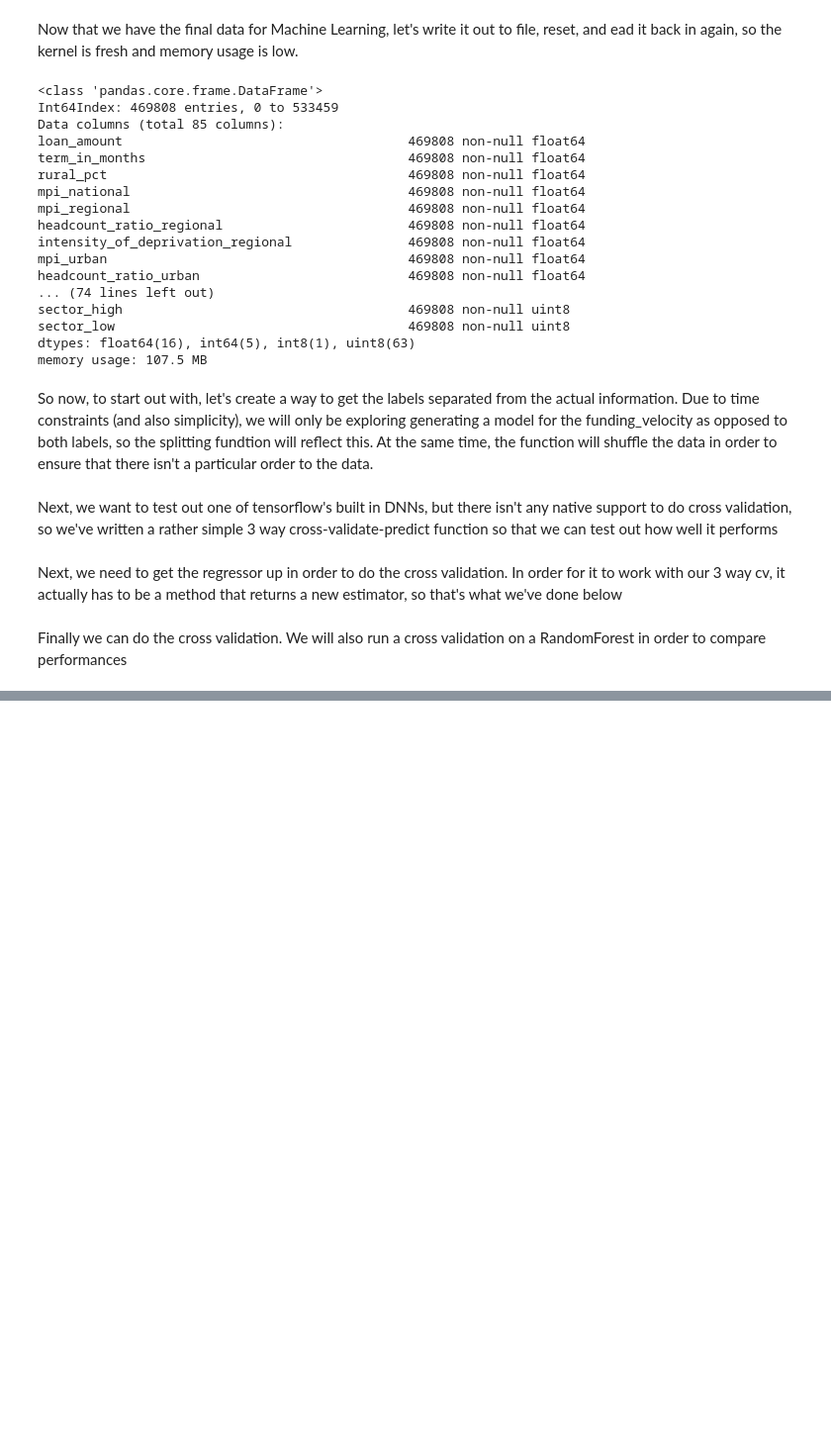
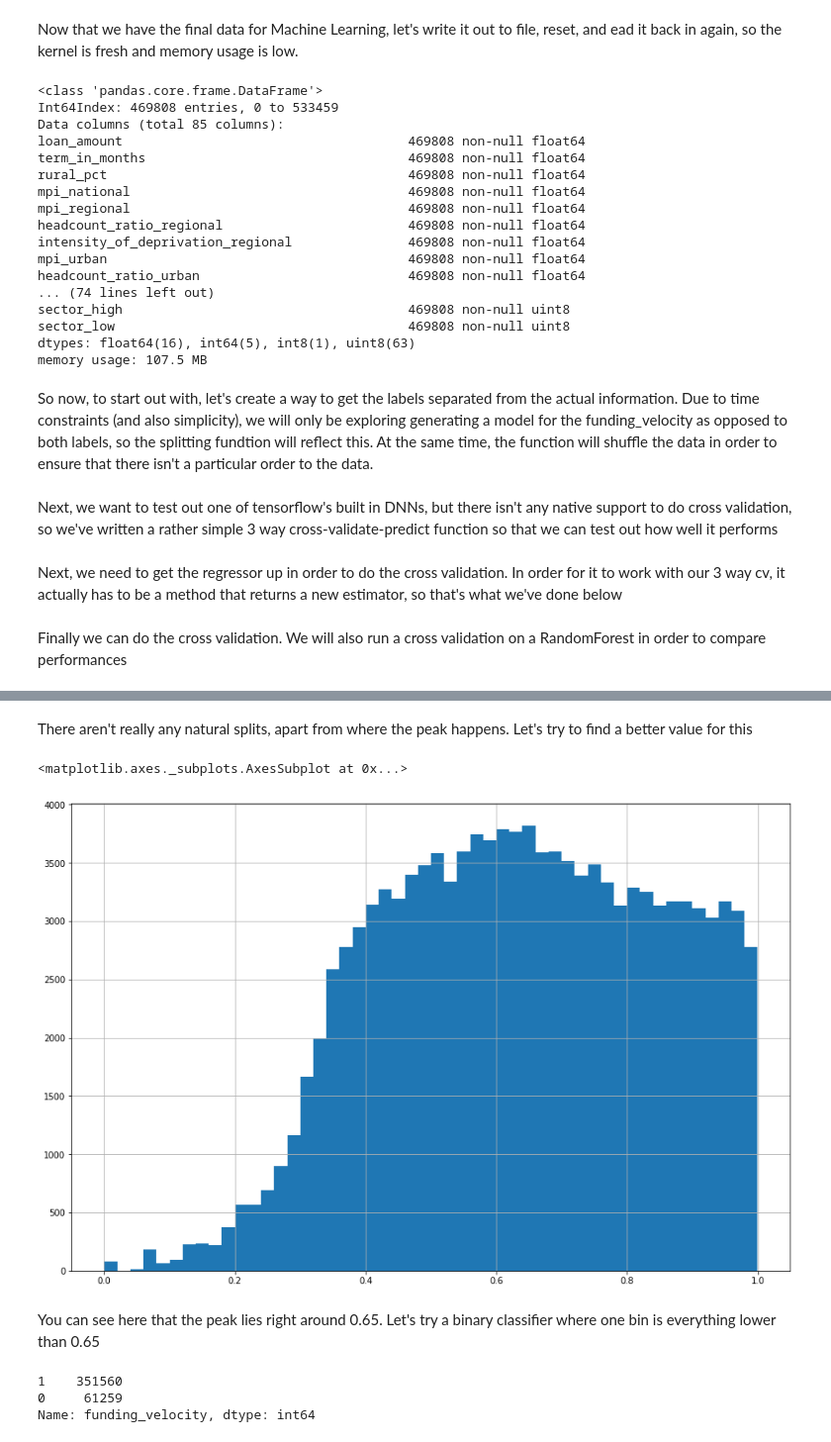
Before and after one commit to JCRaymond/ITCS_4156_FInal, a Jupyter notebook: Final Project.ipynb, the cells around one changed output, grey strips where cells are left out. Shown at 99% size. Cells and saved outputs as stored; diff of their text form; code cells hidden in the pictures; blank space fills up the shorter version.

```diff
--- a/Final Project.ipynb
+++ b/Final Project.ipynb
@@ -3459,0 +3403,33 @@ avg / total       0.96      0.96      0.96    469808
+# %% [markdown]
+There aren't really any natural splits, apart from where the peak happens. Let's try to find a better value for this
+# %%
+yi[yi < 1].hist(bins=50, figsize=(15, 10))
+# %% [output]
+<matplotlib.axes._subplots.AxesSubplot at 0x...>
+[figure, added]
+# %% [markdown]
+You can see here that the peak lies right around 0.65. Let's try a binary classifier where one bin is everything lower than 0.65
+# %%
+def bucketize(y):
+    if y < 0.65:
+        return 0
+    return 1
+
+ss = StandardScaler()
+Xi, yi = data_split(ml_data)
+Xi = ss.fit_transform(Xi)
+yi = yi.apply(bucketize)
+
+def clf_fac():
+    config = tf.contrib.learn.RunConfig(tf_random_seed=42)
+
+    feature_cols = tf.contrib.learn.infer_real_valued_columns_from_input(Xi)
+    dnn_clf = tf.contrib.learn.DNNClassifier(hidden_units=[35, 15], n_classes=2, feature_columns=feature_cols, config=config)
+    dnn_clf = tf.contrib.learn.SKCompat(dnn_clf)
+    return dnn_clf
+
+yi.value_counts()
+# %% [output]
+1    351560
+0     61259
+Name: funding_velocity, dtype: int64
```
Also changed, not shown: parts of 89 cells of this notebook.
